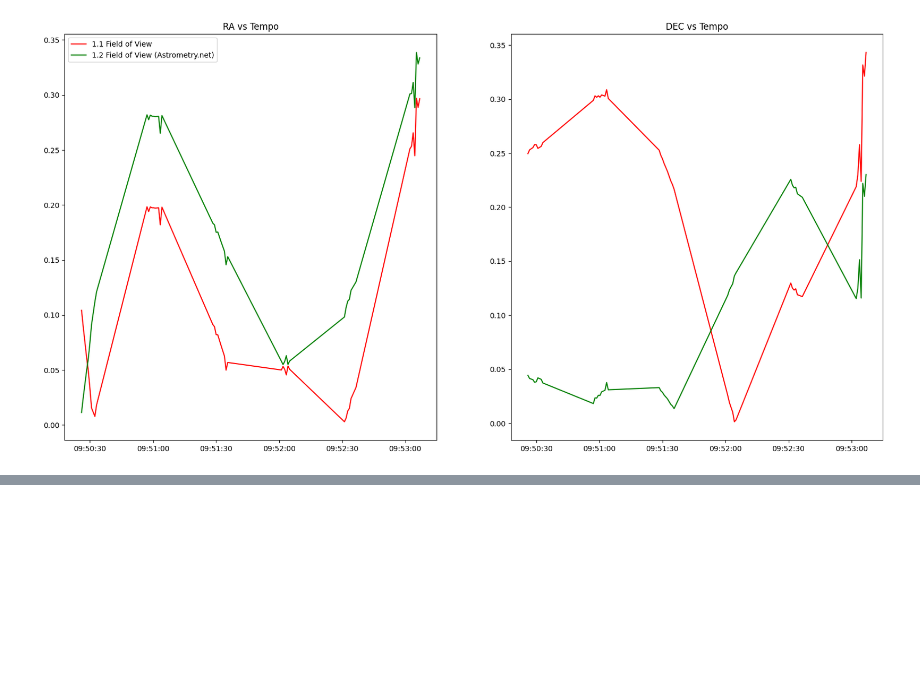
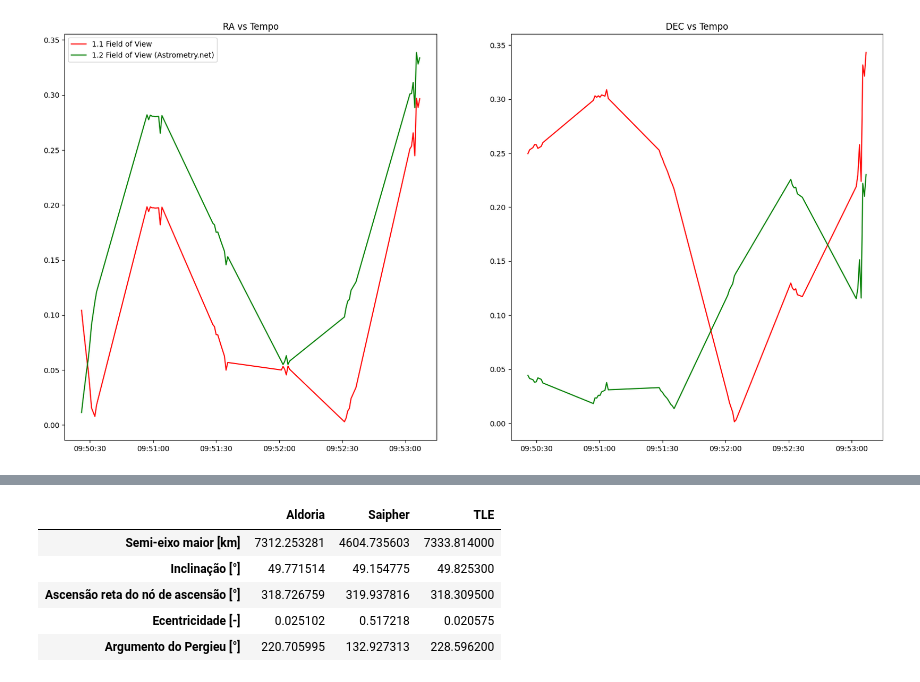
Before and after one commit to Rafa1914/spacepykit, a Jupyter notebook: orbit-determination-notebook.ipynb, the cells around one changed output, grey strips where cells are left out. Drawn from its saved outputs; the diff is of its cells as text; code cells hidden in the pictures; blank space fills up the shorter version.

Commit message:
Obtainig classical orbit elements from TDM

```diff
--- a/orbit-determination-notebook.ipynb
+++ b/orbit-determination-notebook.ipynb
@@ -366,0 +248,89 @@ plot(config, meas_obj, fit, interactive=True, estim_param=False)
+# %%
+from src.orbit.orbit_determination import *
+
+# Dados do Observatório da Aldoria:
+latitude = -30.5262693                                          # Latitude geocêntrica do observatório [deg]
+longitude = -70.8531799                                         # [deg]
+altitude = 2180e-3                                              # [km]
+latitude_geodetic = np.rad2deg(get_geodetic_latitude(latitude)) # Latitude geodética do observatório [deg]
+
+# Observações:
+tdm_aldoria = get_track_data('Dados\\TDM_7646.txt')
+tdm_saipher_bruto = get_track_data('Dados\\Resultados-12.txt')
+tdm_saipher = interpolar_dados(tdm_saipher_bruto,tdm_aldoria)
+n_aldoria = len(tdm_aldoria['Tempo[s]'])                                # Quantidade de observações realizadas
+n_saipher = len(tdm_saipher['Tempo[s]'])                                # Quantidade de observações realizadas
+
+# Parâmetros únicos de cada "TDM":
+t_aldoria = [tdm_aldoria['Tempo[s]'][0],tdm_aldoria['Tempo[s]'][int(n_aldoria/2)],tdm_aldoria['Tempo[s]'][n_aldoria-1]] # Horário das observações utilizadas na IOD [s]
+t_saipher = [tdm_saipher['Tempo[s]'][0],tdm_saipher['Tempo[s]'][int(n_saipher/2)],tdm_saipher['Tempo[s]'][n_saipher-1]] # Horário das observações utilizadas na IOD [s]
+local_sidereal_time_aldoria = [
+    sidereal_time(longitude=longitude,date=tdm_aldoria['Tempo (UTC)'][0]),
+    sidereal_time(longitude=longitude,date=tdm_aldoria['Tempo (UTC)'][int(n_aldoria/2)]),
+    sidereal_time(longitude=longitude,date=tdm_aldoria['Tempo (UTC)'][n_aldoria-1]),
+    ]
+local_sidereal_time_saipher = [
+    sidereal_time(longitude=longitude,date=tdm_saipher['Tempo (UTC)'][0]),
+    sidereal_time(longitude=longitude,date=tdm_saipher['Tempo (UTC)'][int(n_saipher/2)]),
+    sidereal_time(longitude=longitude,date=tdm_saipher['Tempo (UTC)'][n_saipher-1]),
+    ]
+RAs_aldoria = [tdm_aldoria['RA[deg]'][0],tdm_aldoria['RA[deg]'][int(n_aldoria/2)],tdm_aldoria['RA[deg]'][n_aldoria-1]]
+DECs_aldoria = [tdm_aldoria['DEC[deg]'][0],tdm_aldoria['DEC[deg]'][int(n_aldoria/2)],tdm_aldoria['DEC[deg]'][n_aldoria-1]]
+RAs_saipher = [tdm_saipher['RA[deg]'][0],tdm_saipher['RA[deg]'][int(n_saipher/2)],tdm_saipher['RA[deg]'][n_saipher-1]]
+DECs_saipher = [tdm_saipher['DEC[deg]'][0],tdm_saipher['DEC[deg]'][int(n_saipher/2)],tdm_saipher['DEC[deg]'][n_saipher-1]]
+
+# Estimativa inicial do vetor de estado do objeto (r2,v2):
+r2_aldoria,v2_aldoria = r2v2_from_angles_only_gauss(
+    latitude_geodetic = latitude_geodetic,
+    altitude = altitude,
+    local_sidereal_times = local_sidereal_time_aldoria,
+    RAs = RAs_aldoria,
+    DECs = DECs_aldoria,
+    times = t_aldoria)
+
+r2_saipher,v2_saipher = r2v2_from_angles_only_gauss(
+    latitude_geodetic = latitude_geodetic,
+    altitude = altitude,
+    local_sidereal_times = local_sidereal_time_saipher,
+    RAs = RAs_saipher,
+    DECs = DECs_saipher,
+    times = t_saipher)
+
+# Obtenção dos elementos orbitais:
+h_aldoria,i_aldoria,ra_aldoria,e_aldoria,w_aldoria,theta_aldoria = classic_orbital_elements_from_rv(r2_aldoria,v2_aldoria)
+h_saipher,i_saipher,ra_saipher,e_saipher,w_saipher,theta_saipher = classic_orbital_elements_from_rv(r2_saipher,v2_saipher)
+
+# Obtenção do semi-eixo maior:
+a_aldoria = semimajor_axis_from_he(h_aldoria,e_aldoria)
+a_saipher = semimajor_axis_from_he(h_saipher,e_saipher)
+
+# Dados do TLE
+# 1 07646U 75010A   23115.56559076 -.00000125  00000-0  12485-4 0  9994
+# 2 07646  49.8253 318.3095 0205748 228.5962 129.7086 13.82317979435651
+e_tle = 0.02057480
+i_tle = 49.8253
+ra_tle = 318.3095
+w_tle = 228.5962
+a_tle = 7333.814
+m_tle = 129.7086
+
+
+# Resultados:
+results = {
+    'Aldoria':[a_aldoria,i_aldoria,ra_aldoria,e_aldoria,w_aldoria],
+    'Saipher':[a_saipher,i_saipher,ra_saipher,e_saipher,w_saipher],
+    'TLE':[a_tle,i_tle,ra_tle,e_tle,w_tle]
+}
+
+orbital_parameters_df = pd.DataFrame(
+    index = ['Semi-eixo maior [km]','Inclinação [°]','Ascensão reta do nó de ascensão [°]','Ecentricidade [-]','Argumento do Pergieu [°]'],
+    data = results)
+
+print('Vetores de Estado:')
+print(f'v2_aldoria = {round(v2_aldoria.x,4)}I + ({round(v2_aldoria.y,4)})J + ({round(v2_aldoria.z,4)})K')
+print(f'v2_saipher = {round(v2_saipher.x,4)}I + ({round(v2_saipher.y,4)})J + ({round(v2_saipher.z,4)})K')
+print(f'r2_aldoria = {round(r2_aldoria.x,4)}I + ({round(r2_aldoria.y,4)})J + ({round(r2_aldoria.z,4)})K')
+print(f'r2_saipher = {round(r2_saipher.x,4)}I + ({round(r2_saipher.y,4)})J + ({round(r2_saipher.z,4)})K')
+print('\nParâmetros Orbitais:')
+orbital_parameters_df
+# %% [output]
@@ -366,0 +344,6 @@ plot(config, meas_obj, fit, interactive=True, estim_param=False)
+|  | Aldoria | Saipher | TLE |
+| Semi-eixo maior [km] | 7312.253281 | 4604.735603 | 7333.814000 |
+| Inclinação [°] | 49.771514 | 49.154775 | 49.825300 |
+| Ascensão reta do nó de ascensão [°] | 318.726759 | 319.937816 | 318.309500 |
+| Ecentricidade [-] | 0.025102 | 0.517218 | 0.020575 |
+| Argumento do Pergieu [°] | 220.705995 | 132.927313 | 228.596200 |
```
Also changed, not shown: parts of 8 cells of this notebook, 2 other files.
